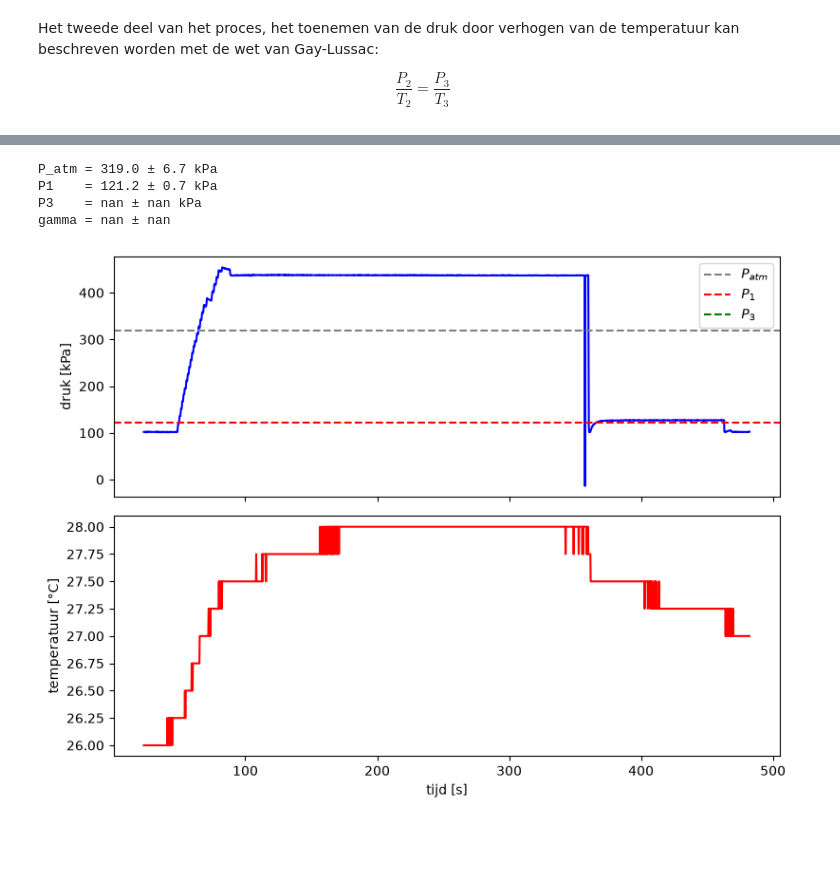
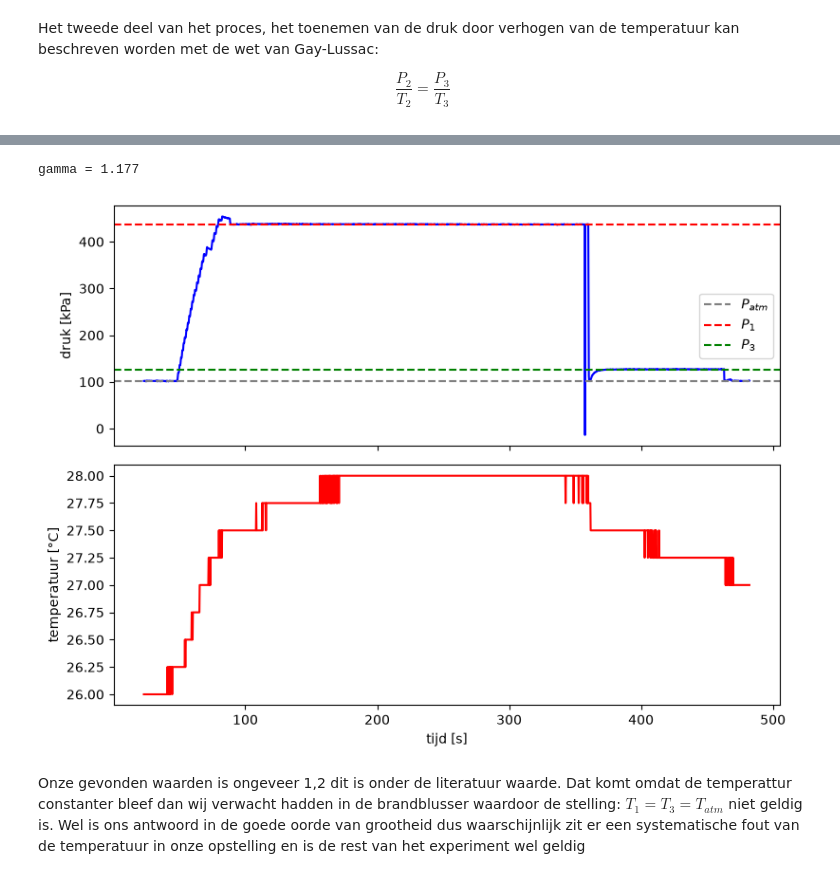
Before and after one commit to youriisrael/IP2-thermo, a Jupyter notebook: simulations/Thermo Groot/Brandblusser.ipynb, the cells around one changed output, grey strips where cells are left out. Cells and saved outputs as stored; diff of their text form; code cells hidden in the pictures; blank space fills up the shorter version.

```diff
--- a/simulations/Thermo Groot/Brandblusser.ipynb
+++ b/simulations/Thermo Groot/Brandblusser.ipynb
@@ -331,13 +334,7 @@ t = data[:, 0] / 1000      # tijd [s]
 U = data[:, 1]             # sensorwaarde [ADC]
 T = data[:, 2]             # temperatuur [°C]
 
-# fout weggeschreven regels eruit (tijd moet steeds toenemen)
-goed = np.ones(len(t), bool)
-goed[1:] = np.diff(t) > 0
-t, U, T = t[goed], U[goed], T[goed]
-
 # ijking van de druksensor (uit de meting met de spuit)
-a, b = 501, -25332         # P = a U + b  [Pa]
 P = a * U + b
 
 # drie drukken: gemiddelde over een stabiel stuk
@@ -347,24 +344,14 @@ s_3   = (t > 570) & (t < 659)        # plateau na het sluiten
 
 P_atm, P1, P3 = np.mean(P[s_atm]), np.mean(P[s_1]), np.mean(P[s_3])
 
-# onzekerheid in elke druk: aflezing (1 ADC-stap) en spreiding van het gemiddelde
-def u_druk(s):
-    return np.sqrt(a**2 + (np.std(P[s], ddof=1)/np.sqrt(np.sum(s)))**2)
-
-u_Patm, u_P1, u_P3 = u_druk(s_atm), u_druk(s_1), u_druk(s_3)
 
 # gamma en foutvoortplanting
 A = np.log(P1/P_atm)
 B = np.log(P1/P3)
 gamma = A / B
-u_gamma = np.sqrt(((B - A)/(B**2 * P1) * u_P1)**2 +
-                  (1/(B * P_atm) * u_Patm)**2 +
-                  (A/(B**2 * P3) * u_P3)**2)
 
-print(f"P_atm = {P_atm/1e3:.1f} ± {u_Patm/1e3:.1f} kPa")
-print(f"P1    = {P1/1e3:.1f} ± {u_P1/1e3:.1f} kPa")
-print(f"P3    = {P3/1e3:.1f} ± {u_P3/1e3:.1f} kPa")
-print(f"gamma = {gamma:.3f} ± {u_gamma:.3f}")
+
+print(f"gamma = {gamma:.3f}")
 
 # druk en temperatuur tegen de tijd
 fig, (ax1, ax2) = plt.subplots(2, 1, figsize=(8, 6), sharex=True)
@@ -458,59 +378,41 @@ data = np.genfromtxt('bb_15_40_4bar.csv', delimiter=',', skip_header=1, invalid_
 t = data[:, 0] / 1000      # tijd [s]
 U = data[:, 1]             # sensorwaarde [ADC]
 T = data[:, 2]             # temperatuur [°C]
 
-# fout weggeschreven regels eruit (tijd moet steeds toenemen)
-goed = np.ones(len(t), bool)
-goed[1:] = np.diff(t) > 0
-t, U, T = t[goed], U[goed], T[goed]
-
 # ijking van de druksensor (uit de meting met de spuit)
-a, b = 501, -25332         # P = a U + b  [Pa]
 P = a * U + b
 
 # drie drukken: gemiddelde over een stabiel stuk
-s_atm = t < 127                      # voor het oppompen
-s_1   = (t > 400) & (t < 547.5)      # vlak voor het leeglaten
-s_3   = (t > 570) & (t < 659)        # plateau na het sluiten
+s_atm = t < 48                       # voor het oppompen
+s_1   = (t > 150) & (t < 360)        # vlak voor het leeglaten
+s_3   = (t > 390) & (t < 463)        # plateau na het sluiten
 
 P_atm, P1, P3 = np.mean(P[s_atm]), np.mean(P[s_1]), np.mean(P[s_3])
 
-# onzekerheid in elke druk: aflezing (1 ADC-stap) en spreiding van het gemiddelde
-def u_druk(s):
-    return np.sqrt(a**2 + (np.std(P[s], ddof=1)/np.sqrt(np.sum(s)))**2)
-
-u_Patm, u_P1, u_P3 = u_druk(s_atm), u_druk(s_1), u_druk(s_3)
 
 # gamma en foutvoortplanting
-A = np.log(P1/P_atm)
-B = np.log(P1/P3)
-gamma = A / B
-u_gamma = np.sqrt(((B - A)/(B**2 * P1) * u_P1)**2 +
-                  (1/(B * P_atm) * u_Patm)**2 +
-                  (A/(B**2 * P3) * u_P3)**2)
+L1 = np.log(P1/P_atm)
+L2 = np.log(P1/P3)
+gamma = L1 / L2
 
-print(f"P_atm = {P_atm/1e3:.1f} ± {u_Patm/1e3:.1f} kPa")
-print(f"P1    = {P1/1e3:.1f} ± {u_P1/1e3:.1f} kPa")
-print(f"P3    = {P3/1e3:.1f} ± {u_P3/1e3:.1f} kPa")
-print(f"gamma = {gamma:.3f} ± {u_gamma:.3f}")
+print(f"gamma = {gamma:.3f}")
 
 # druk en temperatuur tegen de tijd
 fig, (ax1, ax2) = plt.subplots(2, 1, figsize=(8, 6), sharex=True)
 ax1.plot(t, P/1e3, 'b-')
 ax1.axhline(P_atm/1e3, color='gray', ls='--', label='$P_{atm}$')
 ax1.axhline(P1/1e3, color='r', ls='--', label='$P_1$')
 ax1.axhline(P3/1e3, color='g', ls='--', label='$P_3$')
 ax1.set_ylabel('druk [kPa]')
 ax1.legend()
 
 ax2.plot(t, T, 'r-')
 ax2.set_xlabel('tijd [s]')
 ax2.set_ylabel('temperatuur [°C]')
 plt.tight_layout()
 plt.show()
 # %% [output]
-P_atm = 319.0 ± 6.7 kPa
-P1    = 121.2 ± 0.7 kPa
-P3    = nan ± nan kPa
-gamma = nan ± nan
+gamma = 1.177
-[figure, old version]
+[figure, new version]
+# %% [markdown]
+Onze gevonden waarden is ongeveer 1,2 dit is onder de literatuur waarde. Dat komt omdat de temperattur constanter bleef dan wij verwacht hadden in de brandblusser waardoor de stelling: $T_1 = T_3 = T_{atm}$ niet geldig is. Wel is ons antwoord in de goede oorde van grootheid dus waarschijnlijk zit er een systematische fout van de temperatuur in onze opstelling en is de rest van het experiment wel geldig
```
Also changed, not shown: parts of 5 cells of this notebook, 1 other file.
